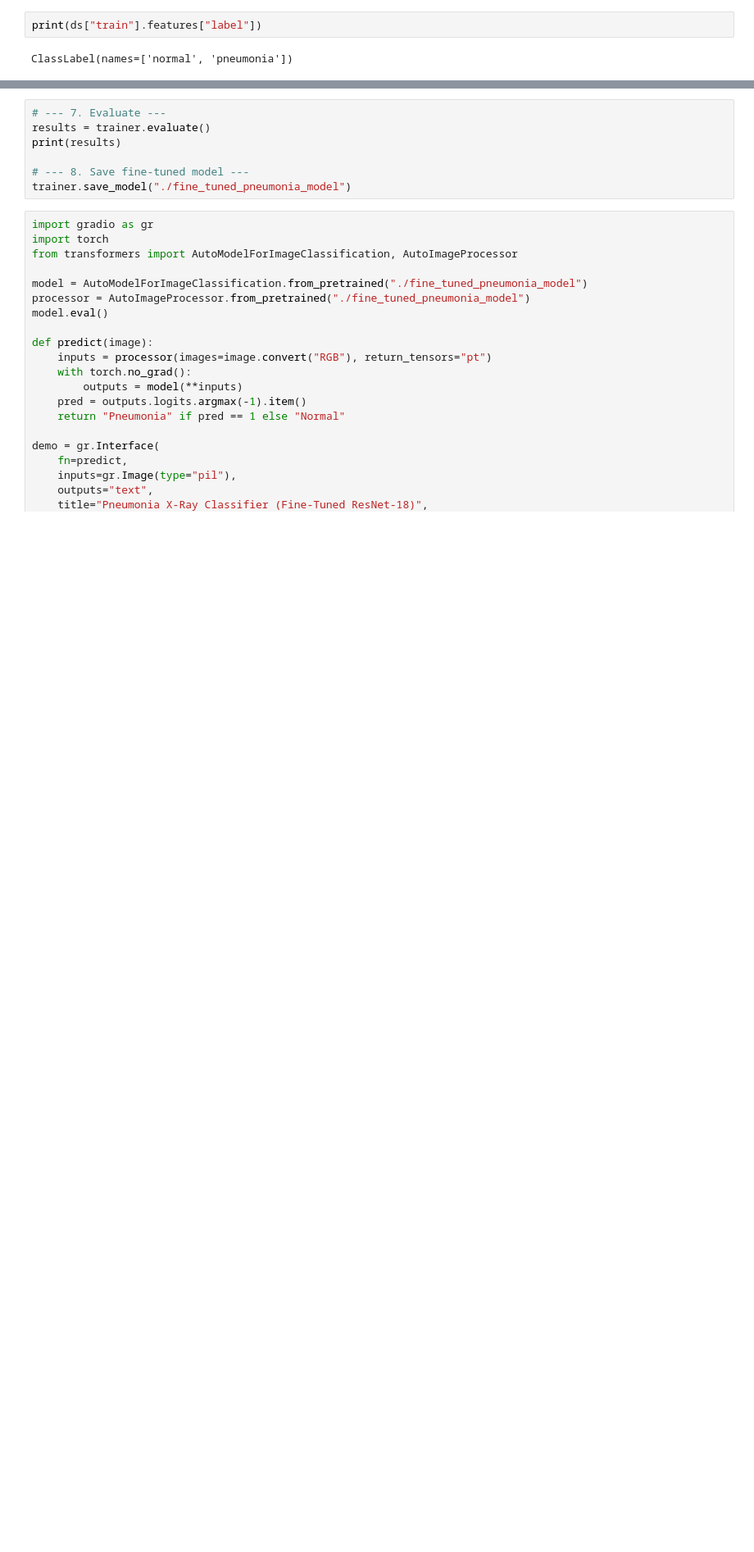
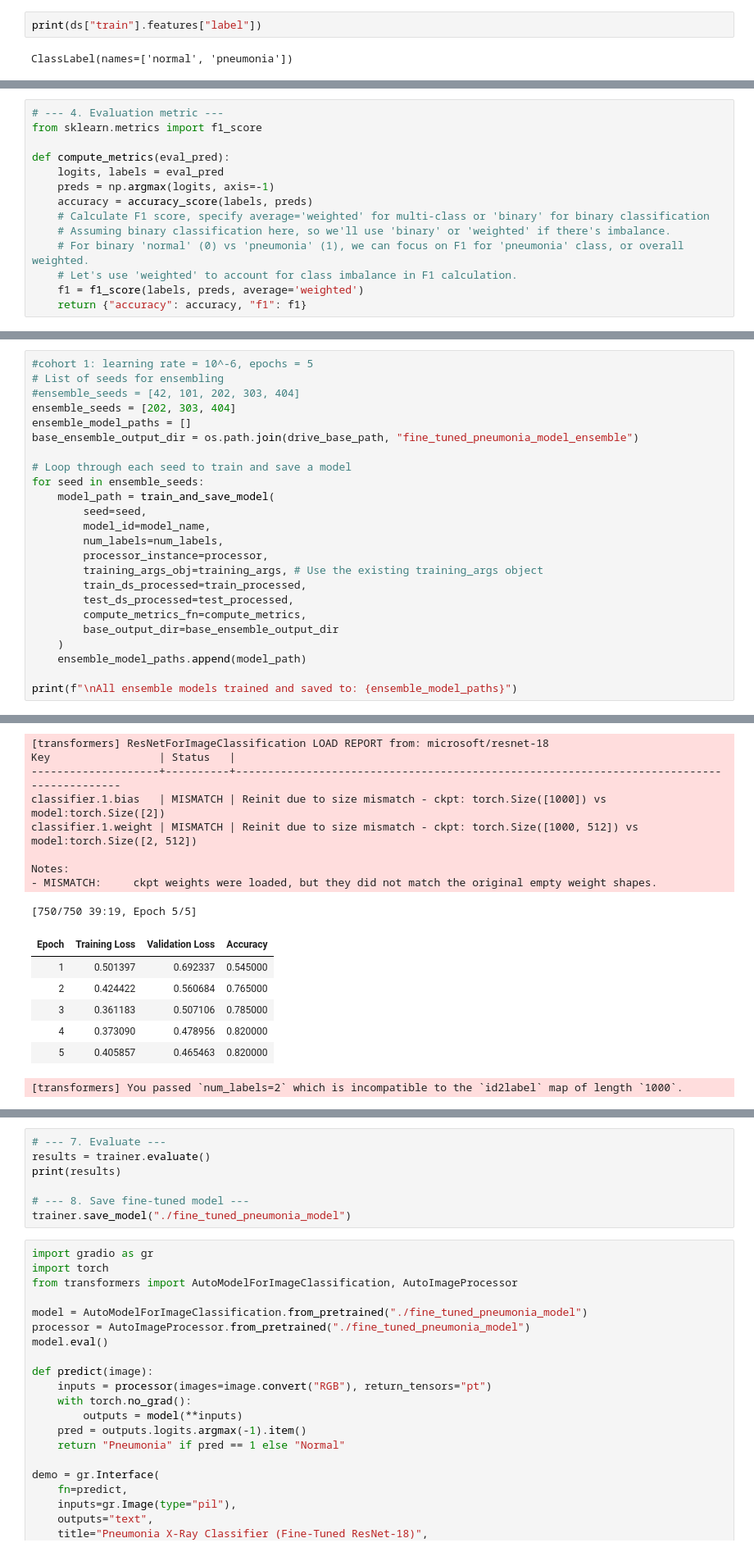
Before and after one commit to sophia-yang424/pneumonia_class, a Jupyter notebook: fine_tuning.ipynb, the cells around one changed output, grey strips where cells are left out. Shown at 82% size. Saved outputs shown, nothing was run; the diff lists cells and outputs as text; blank space fills up the shorter version.

```diff
--- a/fine_tuning.ipynb
+++ b/fine_tuning.ipynb
@@ -108 +212,15 @@ def compute_metrics(eval_pred):
+# %%
+# --- 4. Evaluation metric ---
+from sklearn.metrics import f1_score
+
+def compute_metrics(eval_pred):
+    logits, labels = eval_pred
+    preds = np.argmax(logits, axis=-1)
+    accuracy = accuracy_score(labels, preds)
+    # Calculate F1 score, specify average='weighted' for multi-class or 'binary' for binary classification
+    # Assuming binary classification here, so we'll use 'binary' or 'weighted' if there's imbalance.
+    # For binary 'normal' (0) vs 'pneumonia' (1), we can focus on F1 for 'pneumonia' class, or overall weighted.
+    # Let's use 'weighted' to account for class imbalance in F1 calculation.
+    f1 = f1_score(labels, preds, average='weighted')
+    return {"accuracy": accuracy, "f1": f1}
 # %%
@@ -133,0 +315,25 @@ trainer.train()
+# %%
+#cohort 1: learning rate = 10^-6, epochs = 5
+# List of seeds for ensembling
+#ensemble_seeds = [42, 101, 202, 303, 404]
+ensemble_seeds = [202, 303, 404]
+ensemble_model_paths = []
+base_ensemble_output_dir = os.path.join(drive_base_path, "fine_tuned_pneumonia_model_ensemble")
+
+# Loop through each seed to train and save a model
+for seed in ensemble_seeds:
+    model_path = train_and_save_model(
+        seed=seed,
+        model_id=model_name,
+        num_labels=num_labels,
+        processor_instance=processor,
+        training_args_obj=training_args, # Use the existing training_args object
+        train_ds_processed=train_processed,
+        test_ds_processed=test_processed,
+        compute_metrics_fn=compute_metrics,
+        base_output_dir=base_ensemble_output_dir
+    )
+    ensemble_model_paths.append(model_path)
+
+print(f"\nAll ensemble models trained and saved to: {ensemble_model_paths}")
+# %% [output]
@@ -133,0 +342,16 @@ trainer.train()
+[transformers] ResNetForImageClassification LOAD REPORT from: microsoft/resnet-18
+Key                 | Status   |
+--------------------+----------+------------------------------------------------------------------------------------------
+classifier.1.bias   | MISMATCH | Reinit due to size mismatch - ckpt: torch.Size([1000]) vs model:torch.Size([2])
+classifier.1.weight | MISMATCH | Reinit due to size mismatch - ckpt: torch.Size([1000, 512]) vs model:torch.Size([2, 512])
+
+Notes:
+- MISMATCH:     ckpt weights were loaded, but they did not match the original empty weight shapes.
+[750/750 39:19, Epoch 5/5]
+| Epoch | Training Loss | Validation Loss | Accuracy |
+| 1 | 0.501397 | 0.692337 | 0.545000 |
+| 2 | 0.424422 | 0.560684 | 0.765000 |
+| 3 | 0.361183 | 0.507106 | 0.785000 |
+| 4 | 0.373090 | 0.478956 | 0.820000 |
+| 5 | 0.405857 | 0.465463 | 0.820000 |
+[transformers] You passed `num_labels=2` which is incompatible to the `id2label` map of length `1000`.
```
Also changed, not shown: parts of 43 cells of this notebook.
